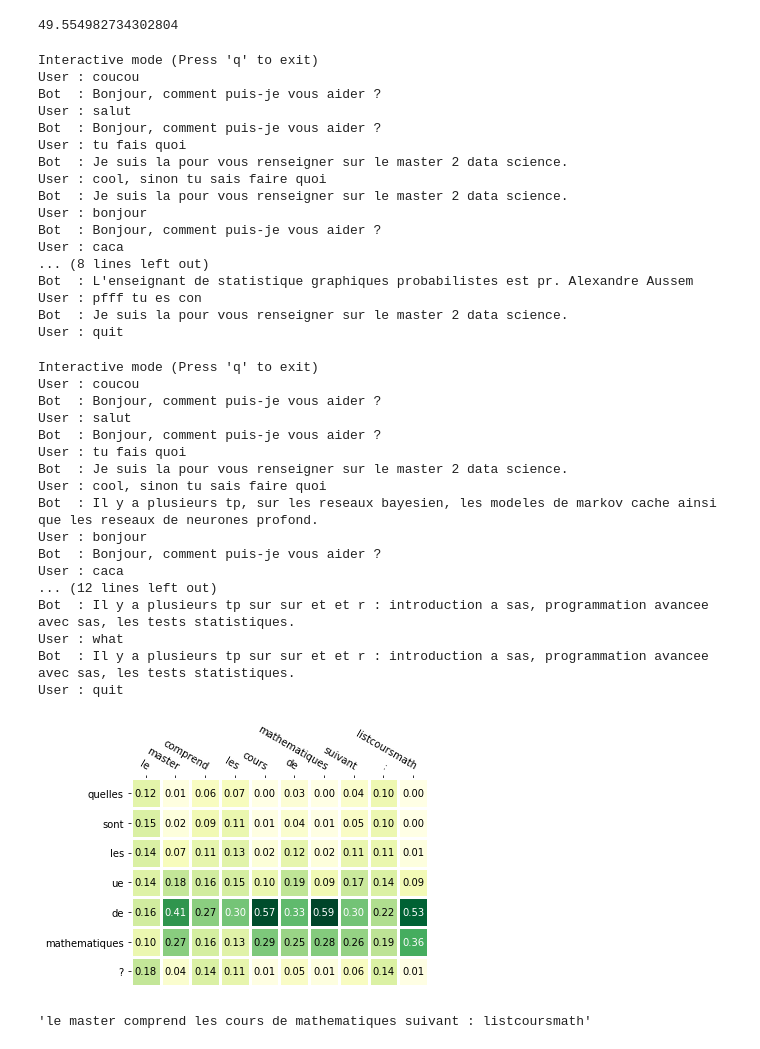
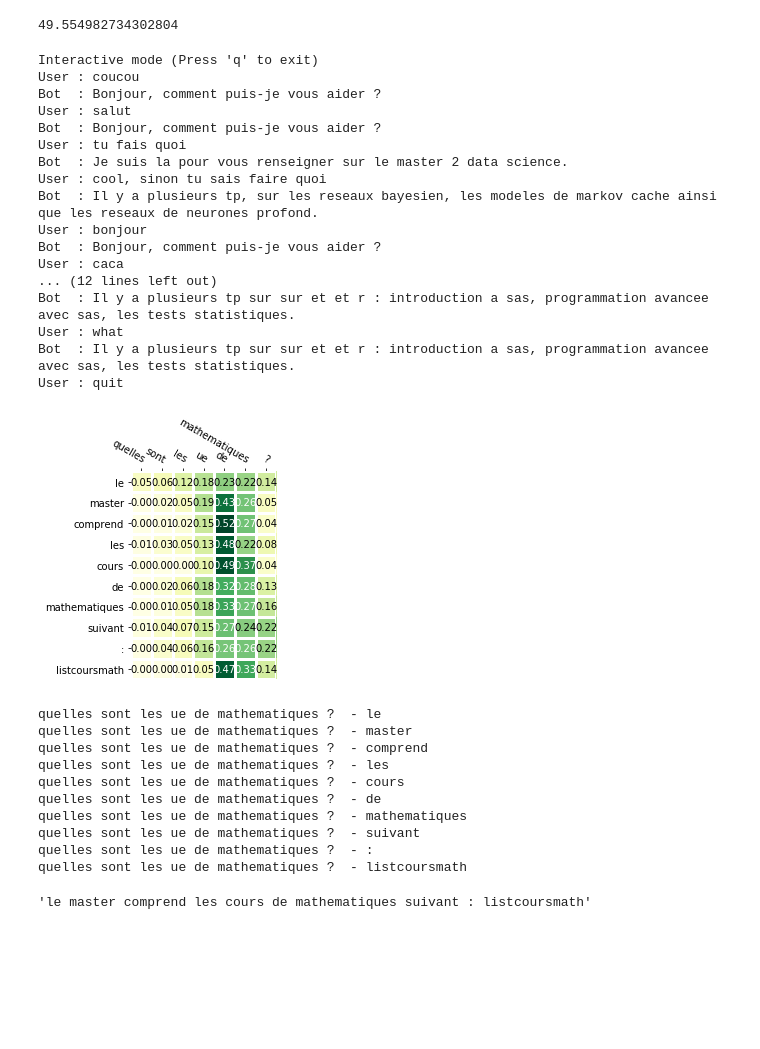
Before and after one commit to JBAujogue/RNN-playground, a Jupyter notebook: Deep Learning for NLP II - 2 Machine Translation.ipynb, the cells around one changed output. Saved outputs shown, nothing was run; the diff lists cells and outputs as text; code cells hidden in the pictures; blank space fills up the shorter version.

Commit message:
changed batch_first in Recurrent Encoder

```diff
--- a/Deep Learning for NLP II - 2 Machine Translation.ipynb
+++ b/Deep Learning for NLP II - 2 Machine Translation.ipynb
@@ -528,16 +528,8 @@ class EncoderDecoder(nn.Module) :
     def nbParametres(self) :
         return sum([p.data.nelement() for p in self.parameters() if p.requires_grad == True])
 
-    def showAttention(self, words_in, words_out, attn) :
-        attn = np.array(attn[0].transpose(0, 1).data.cpu().numpy()) # size (input_length, output_length)
-        fig, ax  = plt.subplots()
-        im       = heatmap(attn,  words_in, words_out, ax=ax, cmap="YlGn", cbarlabel="harvest [t/year]")
-        texts    = annotate_heatmap(im, valfmt="{x:.2f}")
-        fig.tight_layout()
-        plt.show()
-        return
-
-    def forward(self, sentence, show_attention = False):
+    # main method
+    def forward(self, sentence, attention_method = None):
         # encode sentence
         words = self.tokenizer(sentence)
         words = [w for w in words if self.word2vec_in.lang.getIndex(w) is not None]
@@ -554,12 +546,14 @@ class EncoderDecoder(nn.Module) :
             hidden = hidden[-self.decoder.n_layers:]
         else : hidden = None
         ## compute answer
-        indices, atn = self.decoder(hidden, embeddings, self.device)
+        indices, attn = self.decoder(hidden, embeddings, self.device)
+        attn = np.array(attn[0].data.cpu().numpy()) # size (input_length, output_length)
         words_out = [self.word2vec_out.lang.index2word[i] for i in indices]
         answer = ' '.join(words_out)
-        if show_attention : self.showAttention(words, words_out, atn)
+        if attention_method is not None : attention_method(attn, words_out, words)
         return answer
 
+    # load data
     def generatePackedSentences(self, sentences, batch_size = 32) :
         sentences.sort(key = lambda s: len(s[1]), reverse = True)
         packed_data = []
@@ -581,6 +575,7 @@ class EncoderDecoder(nn.Module) :
             packed_data.append([pack0, lengths0, pack1, lengths1])
         return packed_data
 
+    # compute model perf
     def compute_accuracy(self, sentences, batch_size = 32) :
         batches = self.generatePackedSentences(sentences, batch_size)
         score = 0
@@ -611,6 +606,7 @@ class EncoderDecoder(nn.Module) :
             score += sum([sum(answers[:l, i].data == target[:l, i].data) == l for i, l in enumerate(target_l.data.cpu().tolist())]).item()
         return score * 100 / len(sentences)
 
+    # fit model
     def fit(self, batches, iters = None, epochs = None, tf_ratio = 0, lr = 0.025, random_state = 42,
               print_every = 10, compute_accuracy = True):
         """Performs training over a given dataset and along a specified amount of loops"""
@@ -805,4 +801,4 @@ epoch 1
 #torch.save(chatbot.state_dict(), path_to_NLP + '\\saves\\models\\DL4NLP_II2_encoder_attndecoder_M2DS.pth')
 
 # load
-#chatbot.load_state_dict(torch.load(path_to_NLP + '\\saves\\models\\DL4NLP_II2_encoder_attndecoder_M2DS.pth'))
+chatbot.load_state_dict(torch.load(path_to_NLP + '\\saves\\models\\DL4NLP_II2_encoder_attndecoder_M2DS.pth'))
@@ -860,40 +858,31 @@ Bot  : Bonjour, comment puis-je vous aider ?
 User : tu fais quoi
 Bot  : Je suis la pour vous renseigner sur le master 2 data science.
 User : cool, sinon tu sais faire quoi
-Bot  : Je suis la pour vous renseigner sur le master 2 data science.
+Bot  : Il y a plusieurs tp, sur les reseaux bayesien, les modeles de markov cache ainsi que les reseaux de neurones profond.
 User : bonjour
 Bot  : Bonjour, comment puis-je vous aider ?
 User : caca
-... (8 lines left out)
-Bot  : L'enseignant de statistique graphiques probabilistes est pr. Alexandre Aussem
-User : pfff tu es con
-Bot  : Je suis la pour vous renseigner sur le master 2 data science.
+... (12 lines left out)
+Bot  : Il y a plusieurs tp sur sur et et r : introduction a sas, programmation avancee avec sas, les tests statistiques.
+User : what
+Bot  : Il y a plusieurs tp sur sur et et r : introduction a sas, programmation avancee avec sas, les tests statistiques.
 User : quit
-# %%
-InteractiveEvaluation(chatbot)
-# %% [output]
-Interactive mode (Press 'q' to exit)
-User : coucou
-Bot  : Bonjour, comment puis-je vous aider ?
-User : salut
-Bot  : Bonjour, comment puis-je vous aider ?
-User : tu fais quoi
-Bot  : Je suis la pour vous renseigner sur le master 2 data science.
-User : cool, sinon tu sais faire quoi
-Bot  : Il y a plusieurs tp, sur les reseaux bayesien, les modeles de markov cache ainsi que les reseaux de neurones profond.
-User : bonjour
-Bot  : Bonjour, comment puis-je vous aider ?
-User : caca
-... (12 lines left out)
-Bot  : Il y a plusieurs tp sur sur et et r : introduction a sas, programmation avancee avec sas, les tests statistiques.
-User : what
-Bot  : Il y a plusieurs tp sur sur et et r : introduction a sas, programmation avancee avec sas, les tests statistiques.
-User : quit
 # %%
 chatbot.eval()
-chatbot('quelles sont les ue de mathématiques ?', show_attention = True)
+chatbot('quelles sont les ue de mathématiques ?', attention_method = AttentionViewer)
+chatbot('quelles sont les ue de mathématiques ?', attention_method = AttentionViewerOnWords)
 # %% [output]
-[figure, old version]
+[figure, new version]
-'le master comprend les cours de mathematiques suivant : listcoursmath'
+quelles sont les ue de mathematiques ?  - le
+quelles sont les ue de mathematiques ?  - master
+quelles sont les ue de mathematiques ?  - comprend
+quelles sont les ue de mathematiques ?  - les
+quelles sont les ue de mathematiques ?  - cours
+quelles sont les ue de mathematiques ?  - de
+quelles sont les ue de mathematiques ?  - mathematiques
+quelles sont les ue de mathematiques ?  - suivant
+quelles sont les ue de mathematiques ?  - :
+quelles sont les ue de mathematiques ?  - listcoursmath
+'le master comprend les cours de mathematiques suivant : listcoursmath'
 # %%
 chatbot.eval()
```
Also changed, not shown: parts of 4 cells of this notebook, 3 other files.
